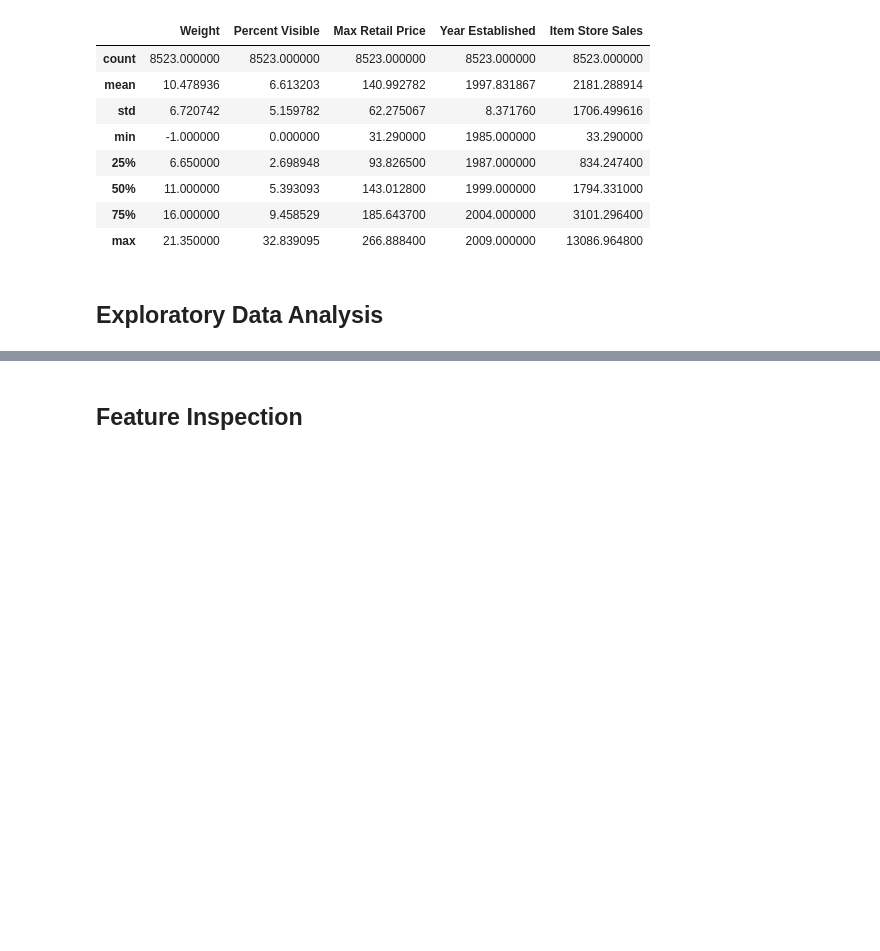
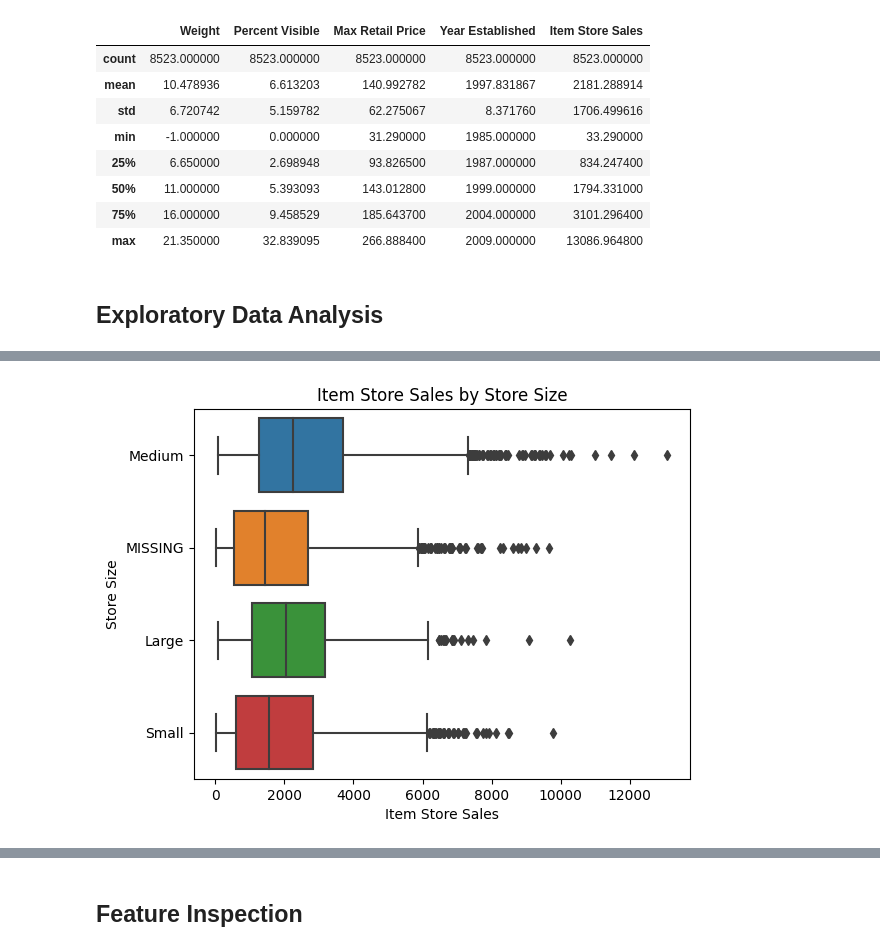
Before and after one commit to Rovidicus/Prediction-of-Product-Sales, a Jupyter notebook: PredictionofProductSales_LukeH.ipynb, the cells around one changed output, grey strips where cells are left out. Saved outputs shown, nothing was run; the diff lists cells and outputs as text; code cells hidden in the pictures; blank space fills up the shorter version.

```diff
--- a/PredictionofProductSales_LukeH.ipynb
+++ b/PredictionofProductSales_LukeH.ipynb
@@ -339,0 +397,6 @@ df[num_cols].describe()
+# %%
+# Grouping by store size and sales numbers
+ax = sns.boxplot(data=df, x = 'Item Store Sales', y = 'Store Size')
+ax.set(title = "Item Store Sales by Store Size");
+# %% [output]
+[figure, added]
```
Also changed, not shown: parts of 15 cells of this notebook.
